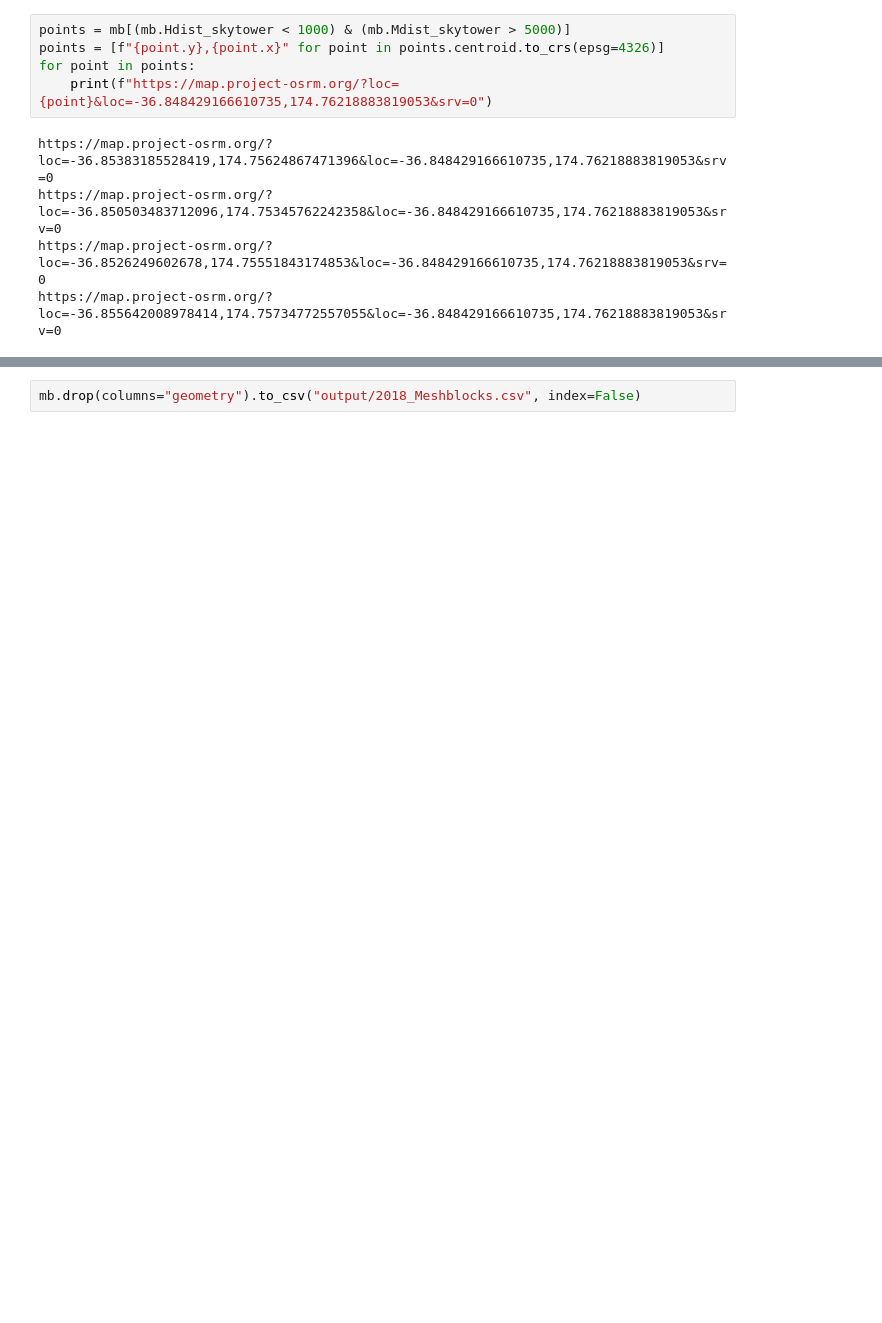
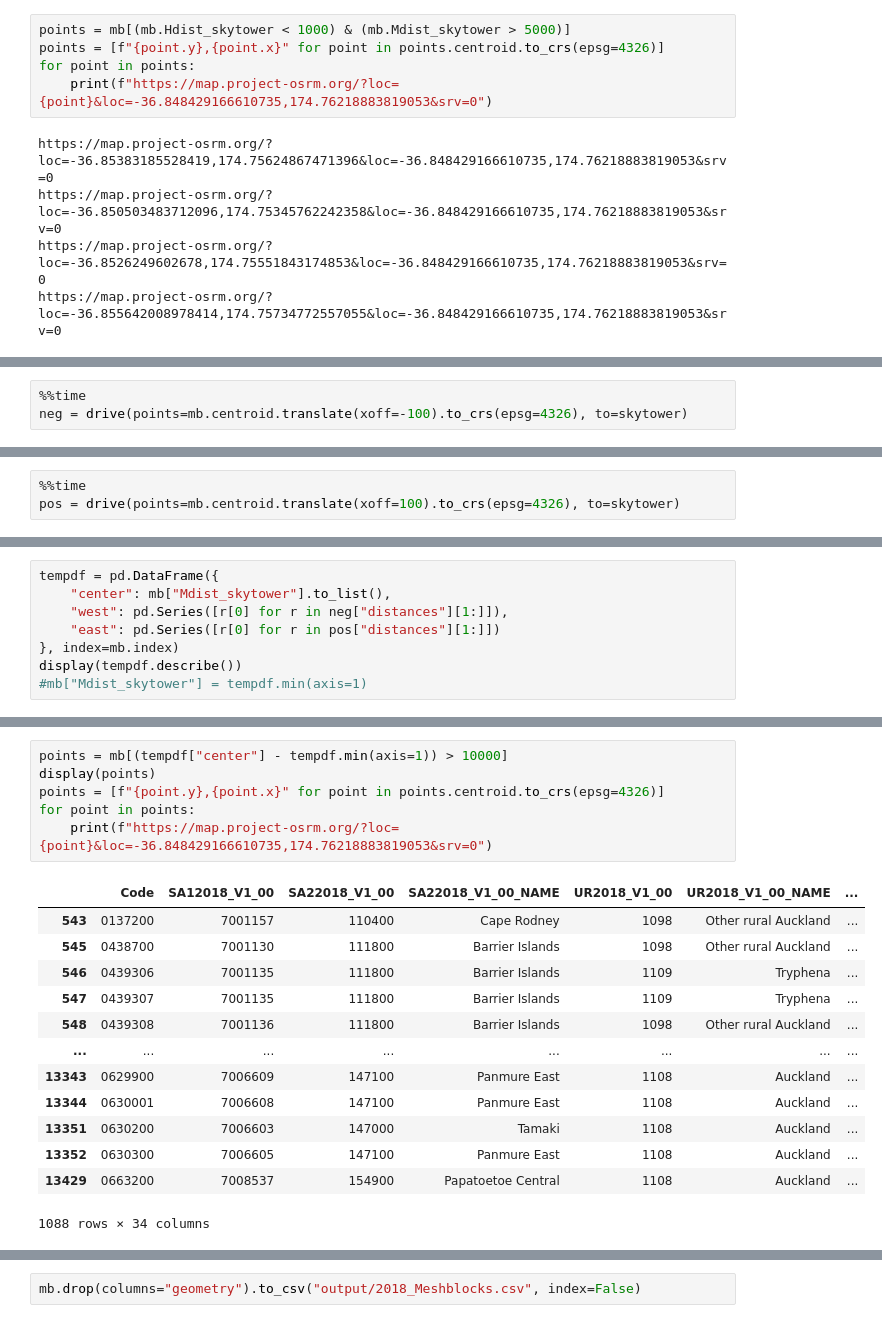
Before and after one commit to UoA-eResearch/auckland-housing, a Jupyter notebook: phase2.ipynb, the cells around one changed output, grey strips where cells are left out. Drawn from its saved outputs; the diff is of its cells as text; blank space fills up the shorter version.

```diff
--- a/phase2.ipynb
+++ b/phase2.ipynb
@@ -599,0 +597,3 @@ Text(0.5, 1.0, 'Meshblocks < 20 minutes drive from the Skytower')
+# %%
+%%time
+neg = drive(points=mb.centroid.translate(xoff=-100).to_crs(epsg=4326), to=skytower)
@@ -599,0 +603,3 @@ Text(0.5, 1.0, 'Meshblocks < 20 minutes drive from the Skytower')
+# %%
+%%time
+pos = drive(points=mb.centroid.translate(xoff=100).to_crs(epsg=4326), to=skytower)
@@ -599,0 +609,8 @@ Text(0.5, 1.0, 'Meshblocks < 20 minutes drive from the Skytower')
+# %%
+tempdf = pd.DataFrame({
+    "center": mb["Mdist_skytower"].to_list(),
+    "west": pd.Series([r[0] for r in neg["distances"][1:]]),
+    "east": pd.Series([r[0] for r in pos["distances"][1:]])
+}, index=mb.index)
+display(tempdf.describe())
+#mb["Mdist_skytower"] = tempdf.min(axis=1)
@@ -599,0 +627,20 @@ Text(0.5, 1.0, 'Meshblocks < 20 minutes drive from the Skytower')
+# %%
+points = mb[(tempdf["center"] - tempdf.min(axis=1)) > 10000]
+display(points)
+points = [f"{point.y},{point.x}" for point in points.centroid.to_crs(epsg=4326)]
+for point in points:
+    print(f"https://map.project-osrm.org/?loc={point}&loc=-36.848429166610735,174.76218883819053&srv=0")
+# %% [output]
+|  | Code | SA12018_V1_00 | SA22018_V1_00 | SA22018_V1_00_NAME | UR2018_V1_00 | UR2018_V1_00_NAME | ... |
+| 543 | 0137200 | 7001157 | 110400 | Cape Rodney | 1098 | Other rural Auckland | ... |
+| 545 | 0438700 | 7001130 | 111800 | Barrier Islands | 1098 | Other rural Auckland | ... |
+| 546 | 0439306 | 7001135 | 111800 | Barrier Islands | 1109 | Tryphena | ... |
+| 547 | 0439307 | 7001135 | 111800 | Barrier Islands | 1109 | Tryphena | ... |
+| 548 | 0439308 | 7001136 | 111800 | Barrier Islands | 1098 | Other rural Auckland | ... |
+| ... | ... | ... | ... | ... | ... | ... | ... |
+| 13343 | 0629900 | 7006609 | 147100 | Panmure East | 1108 | Auckland | ... |
+| 13344 | 0630001 | 7006608 | 147100 | Panmure East | 1108 | Auckland | ... |
+| 13351 | 0630200 | 7006603 | 147000 | Tamaki | 1108 | Auckland | ... |
+| 13352 | 0630300 | 7006605 | 147100 | Panmure East | 1108 | Auckland | ... |
+| 13429 | 0663200 | 7008537 | 154900 | Papatoetoe Central | 1108 | Auckland | ... |
+1088 rows × 34 columns
```
Also changed, not shown: parts of 15 cells of this notebook.
